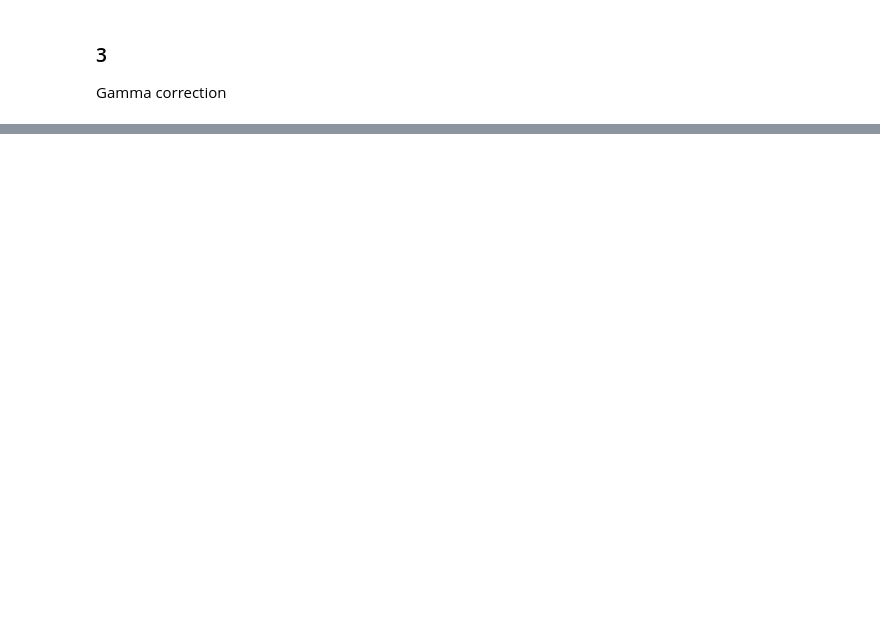
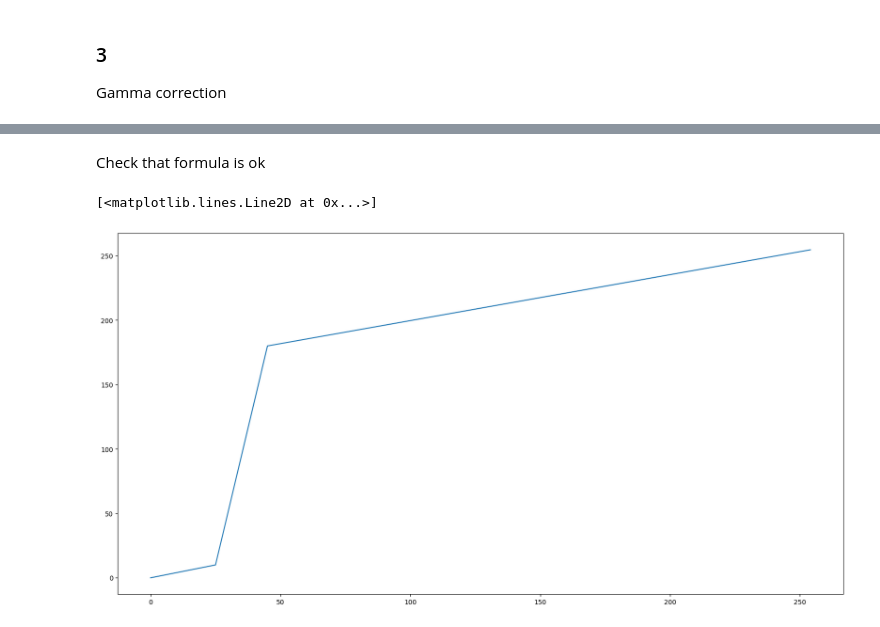
Before and after one commit to Gerrytty/digital-image-processing-course, a Jupyter notebook: lab3/lab2.ipynb, the cells around one changed output, grey strips where cells are left out. Saved outputs shown, nothing was run; the diff lists cells and outputs as text; code cells hidden in the pictures; blank space fills up the shorter version.

```diff
--- a/lab3/lab2.ipynb
+++ b/lab3/lab2.ipynb
@@ -117,0 +176,21 @@ plot_array_of_images(gammas, f"{global_path}/Degree", image_analyser.gamma_corr)
+# %% [markdown]
+Check that formula is ok
+# %%
+def eq(brightness):
+    if brightness <= 25:
+        brightness *= 0.4
+    elif 25 <= brightness < 45:
+        brightness *= 8.5
+        brightness -= 202.5
+    else:
+        brightness  = (4590 / 28 + brightness * 10 / 28)
+    return brightness
+
+arr = []
+for i in range(0, 255):
+    arr.append(eq(i))
+
+plt.plot(arr)
+# %% [output]
+[<matplotlib.lines.Line2D at 0x...>]
+[figure, added]
```
Also changed, not shown: parts of 9 cells of this notebook, 5 other files.
